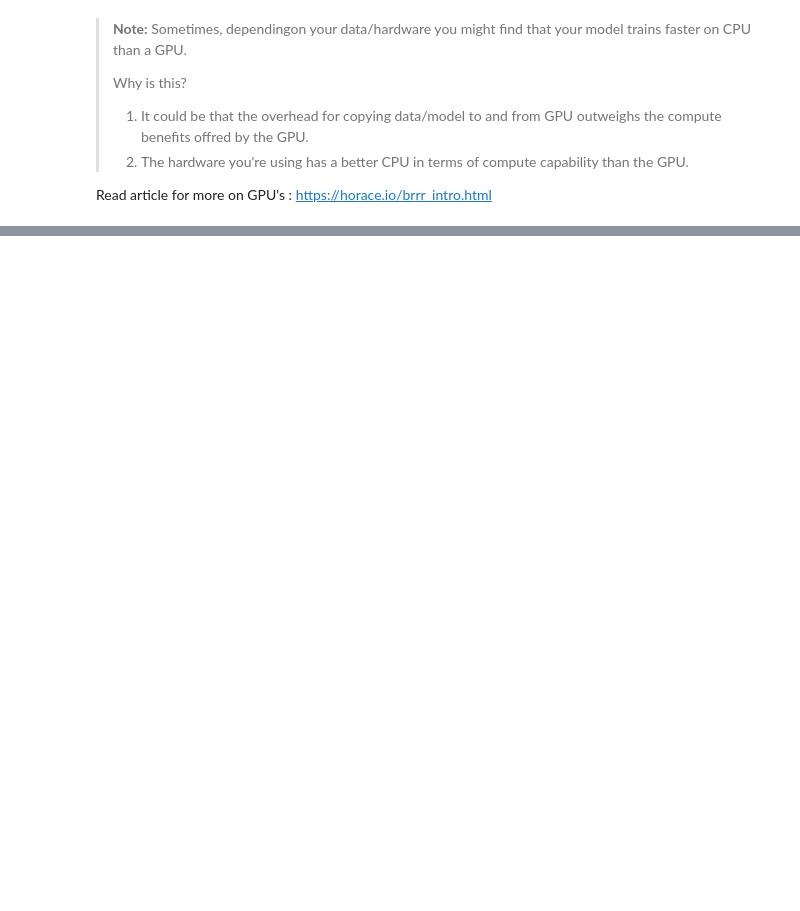
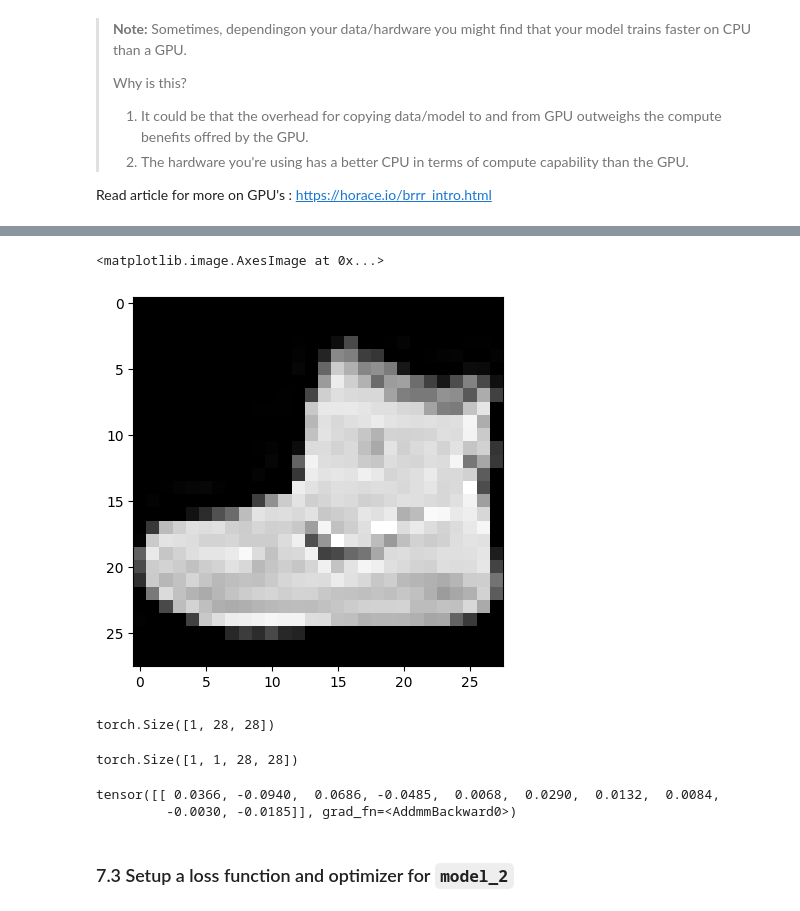
Before and after one commit to krutika-shimpi/MyRepository, a Jupyter notebook: DeepLearning/03_ZTM_PyTorch_ComputerVision.ipynb, the cells around one changed output, grey strips where cells are left out. Saved outputs shown, nothing was run; the diff lists cells and outputs as text; code cells hidden in the pictures; blank space fills up the shorter version.

```diff
--- a/DeepLearning/03_ZTM_PyTorch_ComputerVision.ipynb
+++ b/DeepLearning/03_ZTM_PyTorch_ComputerVision.ipynb
@@ -652,0 +913,22 @@ Read article for more on GPU's : https://horace.io/brrr_intro.html
+# %%
+plt.imshow(image.squeeze(), cmap = 'gray')
+# %% [output]
+<matplotlib.image.AxesImage at 0x...>
+[figure, added]
+# %%
+rand_image_tensor = torch.randn(size = (1,28,28)).to(device)
+rand_image_tensor.shape
+# %% [output]
+torch.Size([1, 28, 28])
+# %%
+rand_image_tensor.unsqueeze(0).shape
+# %% [output]
+torch.Size([1, 1, 28, 28])
+# %%
+# Pass the image through model
+model_2(rand_image_tensor.unsqueeze(0))
+# %% [output]
+tensor([[ 0.0366, -0.0940,  0.0686, -0.0485,  0.0068,  0.0290,  0.0132,  0.0084,
+         -0.0030, -0.0185]], grad_fn=<AddmmBackward0>)
+# %% [markdown]
+### 7.3 Setup a loss function and optimizer for `model_2`
```
Also changed, not shown: parts of 48 cells of this notebook.
